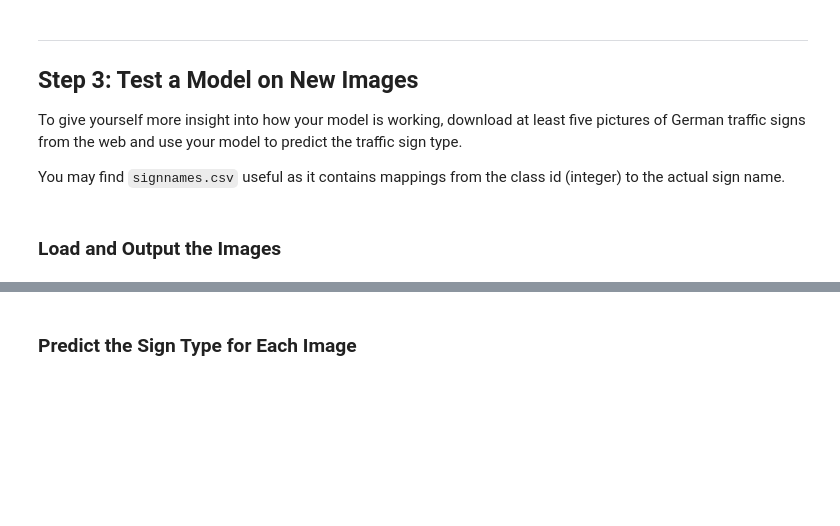
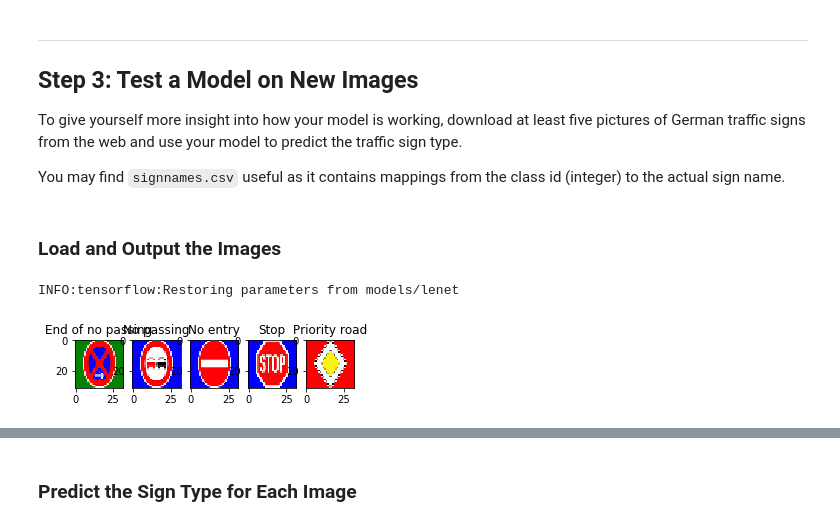
Before and after one commit to mehrshadshams/CarND-Traffic-Sign-Classifier-Project, a Jupyter notebook: Traffic_Sign_Classifier.ipynb, the cells around one changed output, grey strips where cells are left out. Cells and saved outputs as stored; diff of their text form; code cells hidden in the pictures; blank space fills up the shorter version.

```diff
--- a/Traffic_Sign_Classifier.ipynb
+++ b/Traffic_Sign_Classifier.ipynb
@@ -338,6 +338,8 @@ def LeNet(x, keep_prob = None, grayscale = False):
     mu = 0
     sigma = 0.1
 
+    activations = []
+
     num_channels = 1 if grayscale else 3
 
     # TODO: Layer 1: Convolutional. Input = 32x32x1. Output = 28x28x6.
@@ -345,6 +347,8 @@ def LeNet(x, keep_prob = None, grayscale = False):
     conv1_b = tf.Variable(tf.zeros(108), name='conv1_b')
     x = tf.nn.conv2d(x, conv1_W, strides=[1, 1, 1, 1], padding='VALID')
     x = tf.nn.bias_add(x, conv1_b)
+
+    activations.append(x)
 
     # TODO: Activation.
     x = tf.nn.relu(x)
@@ -357,6 +361,8 @@ def LeNet(x, keep_prob = None, grayscale = False):
     conv2_b = tf.Variable(tf.zeros(200), name='conv2_b')
     x = tf.nn.conv2d(x, conv2_W, strides=[1, 1, 1, 1], padding='VALID')
     x = tf.nn.bias_add(x, conv2_b)
+
+    activations.append(x)
 
     # TODO: Activation.
     x = tf.nn.relu(x)
@@ -392,7 +398,7 @@ def LeNet(x, keep_prob = None, grayscale = False):
     out_b = tf.Variable(tf.zeros(n_classes))
     logits = tf.add(tf.matmul(fc2, out_W), out_b)
 
-    return logits
+    return logits, activations
 # %% [markdown]
 ### Train, Validate and Test the Model
 # %% [markdown]
@@ -420,7 +426,7 @@ one_hot_y = tf.one_hot(y, n_classes)
 if use_dropout:
     keep_prob = tf.placeholder(tf.float32)
 # %%
-logits = LeNet(x, keep_prob, grayscale=gray_scale)
+logits, activations = LeNet(x, keep_prob, grayscale=gray_scale)
 cross_entropy = tf.nn.softmax_cross_entropy_with_logits(logits=logits, labels=one_hot_y)
 loss_op = tf.reduce_mean(cross_entropy)
 optimizer = tf.train.AdamOptimizer(learning_rate=learning_rate)
@@ -609,30 +615,35 @@ You may find `signnames.csv` useful as it contains mappings from the class id (i
 # %%
 ### Load the images and plot them here.
 ### Feel free to use as many code cells as needed.
 import matplotlib.image as mpimg
 import cv2
 
 image_files = [
     'no_stopping_end.gif',
     'no_passing.gif',
     #'end_of_min_speed_80.gif',
     'no_entry.gif',
     'stop.gif',
     'priority_road.gif'
 ]
 
 images = []
 for f in image_files:
     image = mpimg.imread(f)
     image = cv2.resize(image,(32, 32), interpolation = cv2.INTER_CUBIC)
     # remove last channel if any
     if image.shape[2] > 3:
         image = image[:,:,0:3]
     images.append(image)
 
 pred_classes = predict(images)
 
+expected_classes = [41,9,17,14,12]
+
 show_images(images, [sign_label_names[pred_class] for i, pred_class in enumerate(pred_classes)])
+# %% [output]
+INFO:tensorflow:Restoring parameters from models/lenet
+[figure, added]
 # %%
 idx = np.where(y_valid == 17)[0]
 x_ = X_valid_orig[idx][0:4]
```
Also changed, not shown: parts of 8 cells of this notebook.
